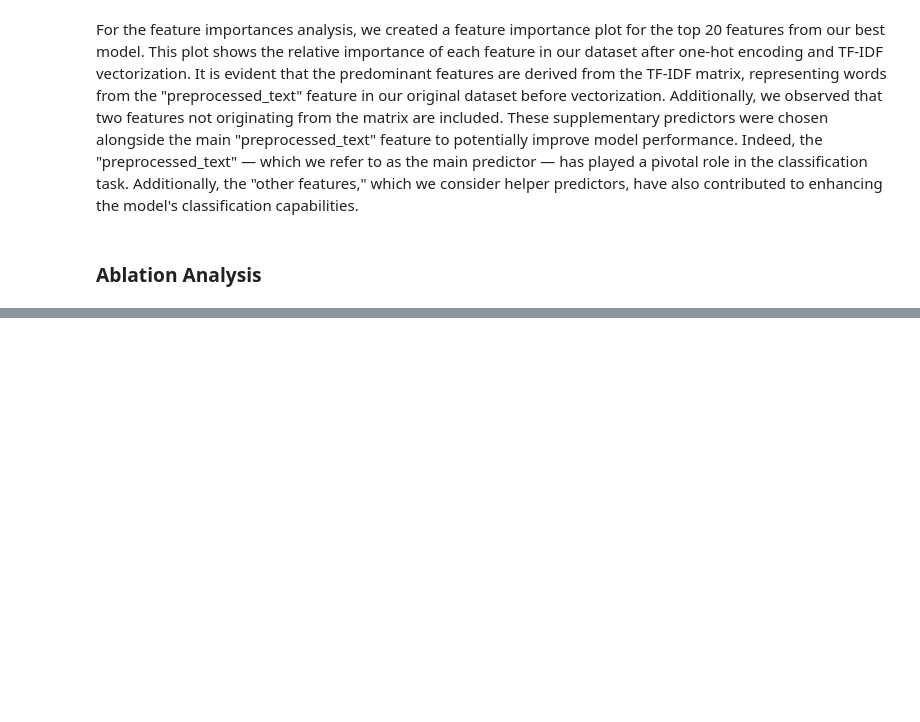
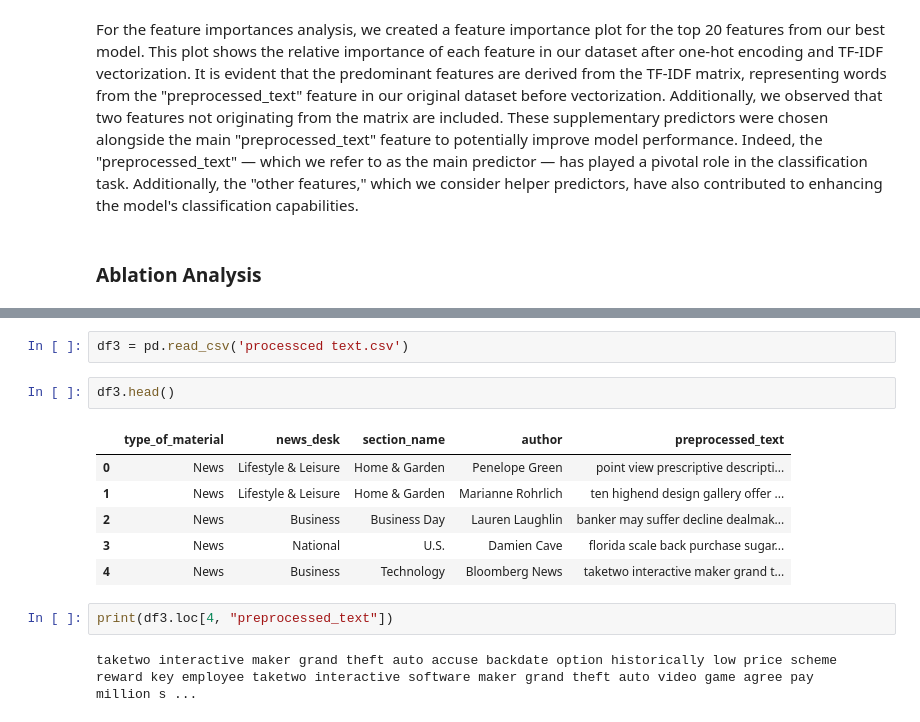
Before and after one commit to akiwarheit/siads-696-nyt, a Jupyter notebook: notebooks/2_8 Feature Importance Analysis.ipynb, the cells around one changed output, grey strips where cells are left out. Drawn from its saved outputs; the diff is of its cells as text; blank space fills up the shorter version.

```diff
--- a/notebooks/2_8 Feature Importance Analysis.ipynb
+++ b/notebooks/2_8 Feature Importance Analysis.ipynb
@@ -69,0 +83,15 @@ For the feature importances analysis, we created a feature importance plot for t
+# %%
+df3 = pd.read_csv('processced text.csv')
+# %%
+df3.head()
+# %% [output]
+|  | type_of_material | news_desk | section_name | author | preprocessed_text |
+| 0 | News | Lifestyle & Leisure | Home & Garden | Penelope Green | point view prescriptive descripti... |
+| 1 | News | Lifestyle & Leisure | Home & Garden | Marianne Rohrlich | ten highend design gallery offer ... |
+| 2 | News | Business | Business Day | Lauren Laughlin | banker may suffer decline dealmak... |
+| 3 | News | National | U.S. | Damien Cave | florida scale back purchase sugar... |
+| 4 | News | Business | Technology | Bloomberg News | taketwo interactive maker grand t... |
+# %%
+print(df3.loc[4, "preprocessed_text"])
+# %% [output]
+taketwo interactive maker grand theft auto accuse backdate option historically low price scheme reward key employee taketwo interactive software maker grand theft auto video game agree pay   million s ...
```
Also changed, not shown: parts of 1 cell of this notebook, 1 other file.
